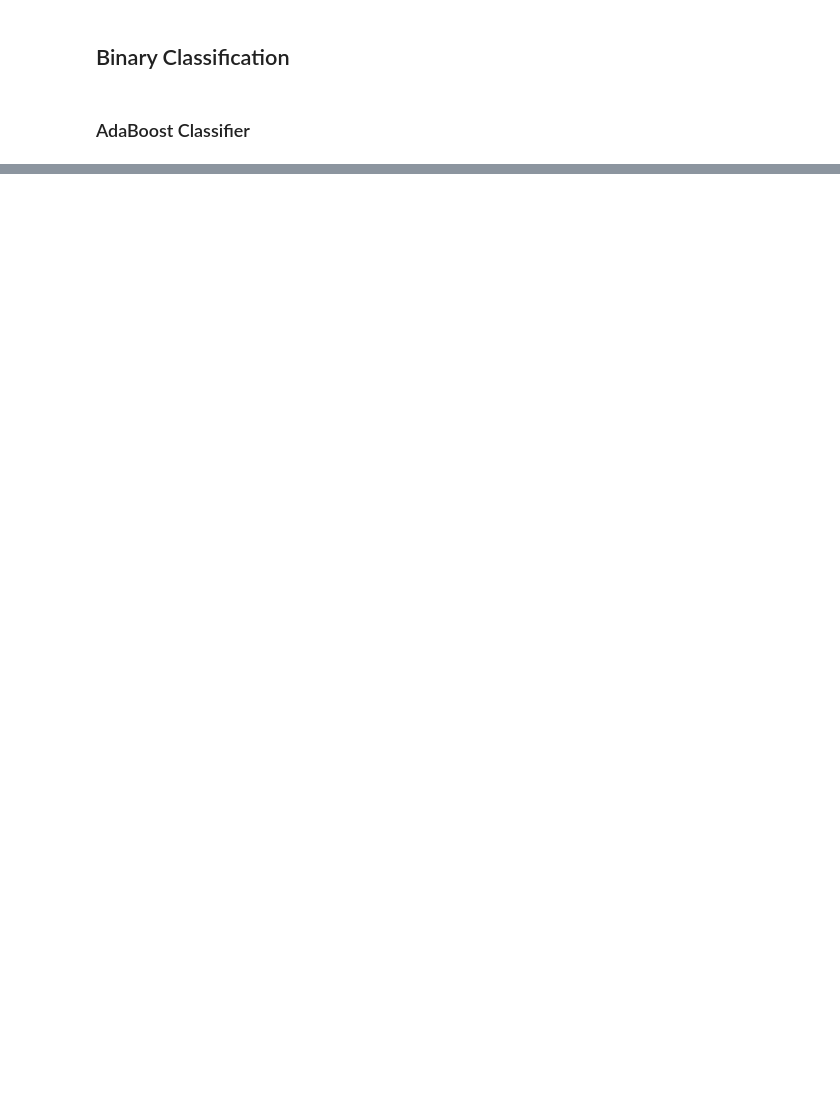
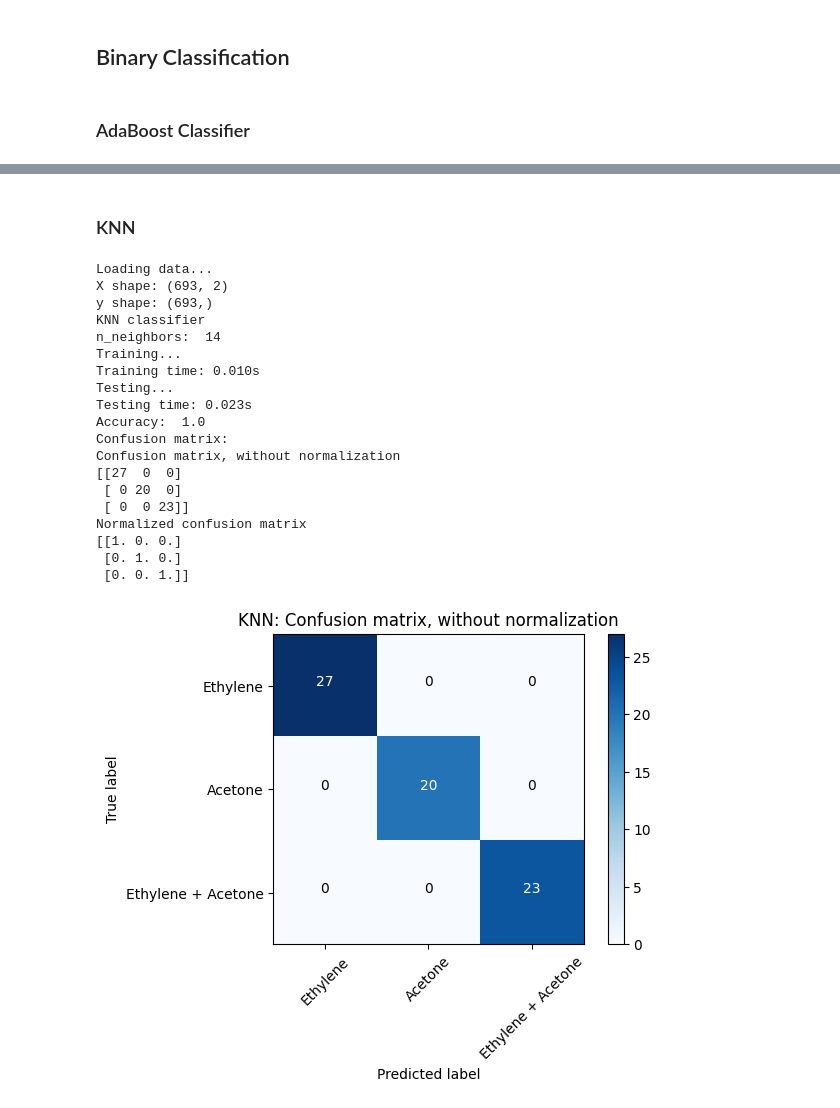
Before and after one commit to VincitoreSi/ElectronicNoseSystem, a Jupyter notebook: ElectricNoseSystem.ipynb, the cells around one changed output, grey strips where cells are left out. Cells and saved outputs as stored; diff of their text form; code cells hidden in the pictures; blank space fills up the shorter version.

```diff
--- a/ElectricNoseSystem.ipynb
+++ b/ElectricNoseSystem.ipynb
@@ -288,0 +313,76 @@ Normalized confusion matrix
+# %% [markdown]
+### KNN
+# %%
+"""
+file: knn.py
+author: @VincitoreSi
+date: 2023-12-16
+brief: KNN classifier for the binary classification problem
+"""
+
+def knn(X_train, X_test, y_train, y_test, n_neighbors, classes):
+    """
+    KNN classifier for the binary classification problem
+    :param X_train: training data
+    :param X_test: testing data
+    :param y_train: training labels
+    :param y_test: testing labels
+    :param n_neighbors: number of neighbors
+    :return: KNN classifier
+    """
+    knn_clf = KNeighborsClassifier(n_neighbors=n_neighbors)
+    print("KNN classifier")
+    print("n_neighbors: ", n_neighbors)
+    print("Training...")
+    start = time.time()
+    knn_clf.fit(X_train, y_train)
+    end = time.time()
+    print(f"Training time: {(end - start):.3f}s")
+    print("Testing...")
+    start = time.time()
+    y_pred = knn_clf.predict(X_test)
+    end = time.time()
+    print(f"Testing time: {(end - start):.3f}s")
+    print("Accuracy: ", knn_clf.score(X_test, y_test))
+    print("Confusion matrix:")
+    cnf_matrix = confusion_matrix(y_test, y_pred)
+    np.set_printoptions(precision=2)
+    cls = np.unique(y_train)
+    plt.figure()
+    plot_confusion_matrix(cnf_matrix, classes=[classes[i] for i in cls], title='KNN: Confusion matrix, without normalization')
+    plt.savefig('output/images/knn_cm.png')
+    plt.figure()
+    plot_confusion_matrix(cnf_matrix, classes=[classes[i] for i in cls], normalize=True, title='KNN: Normalized confusion matrix')
+    plt.savefig('output/images/knn_cm_normalized.png')
+    # plt.show()
+    return knn_clf
+
+def main():
+    """The main function"""
+    X_train, X_test, y_train, y_test = load_gas_data('Data/data/expanded_data.csv')
+    classes = {1: "Ethylene", 2: "Acetone", 3: "Ethylene + Acetone"}
+    knn(X_train, X_test, y_train, y_test, 14, classes)
+
+if __name__ == "__main__":
+    main()
+# %% [output]
+Loading data...
+X shape: (693, 2)
+y shape: (693,)
+KNN classifier
+n_neighbors:  14
+Training...
+Training time: 0.010s
+Testing...
+Testing time: 0.023s
+Accuracy:  1.0
+Confusion matrix:
+Confusion matrix, without normalization
+[[27  0  0]
+ [ 0 20  0]
+ [ 0  0 23]]
+Normalized confusion matrix
+[[1. 0. 0.]
+ [0. 1. 0.]
+ [0. 0. 1.]]
+[figure, added]
```
Also changed, not shown: parts of 21 cells of this notebook, 2 other files.
